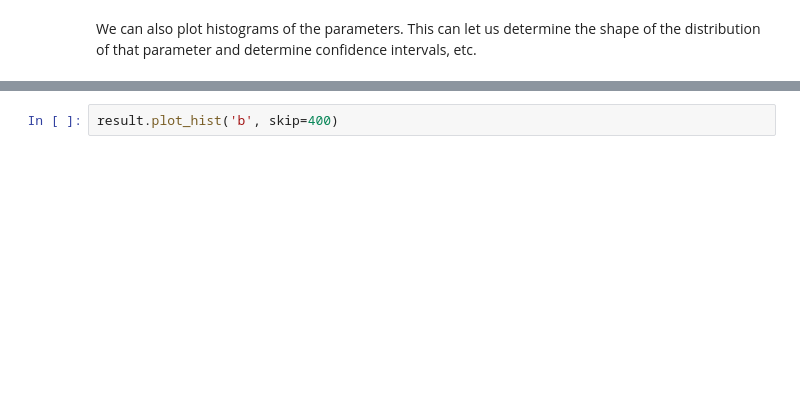
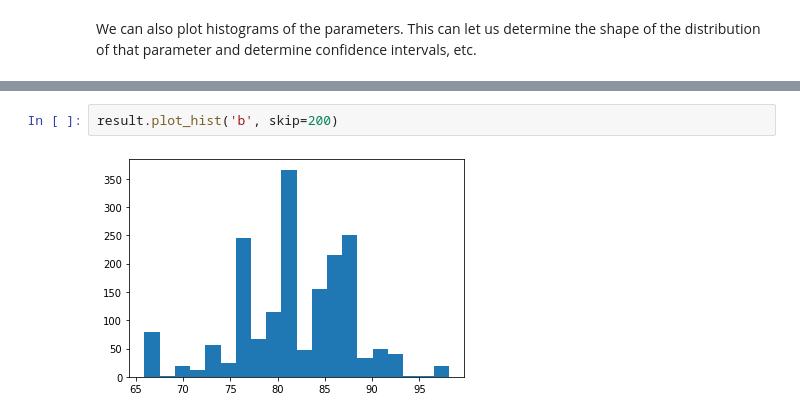
Before and after one commit to UCL-CCS/EasyVVUQ, a Jupyter notebook: tutorials/mcmc_tutorial.ipynb, the cells around one changed output, grey strips where cells are left out. Drawn from its saved outputs; the diff is of its cells as text; blank space fills up the shorter version.

```diff
--- a/tutorials/mcmc_tutorial.ipynb
+++ b/tutorials/mcmc_tutorial.ipynb
@@ -145,3 +145,5 @@ result.plot_hist('a', skip=400)
 # %%
-result.plot_hist('b', skip=400)
+result.plot_hist('b', skip=200)
+# %% [output]
+[figure, added]
 # %%
```
Also changed, not shown: parts of 12 cells of this notebook, 3 other files.
